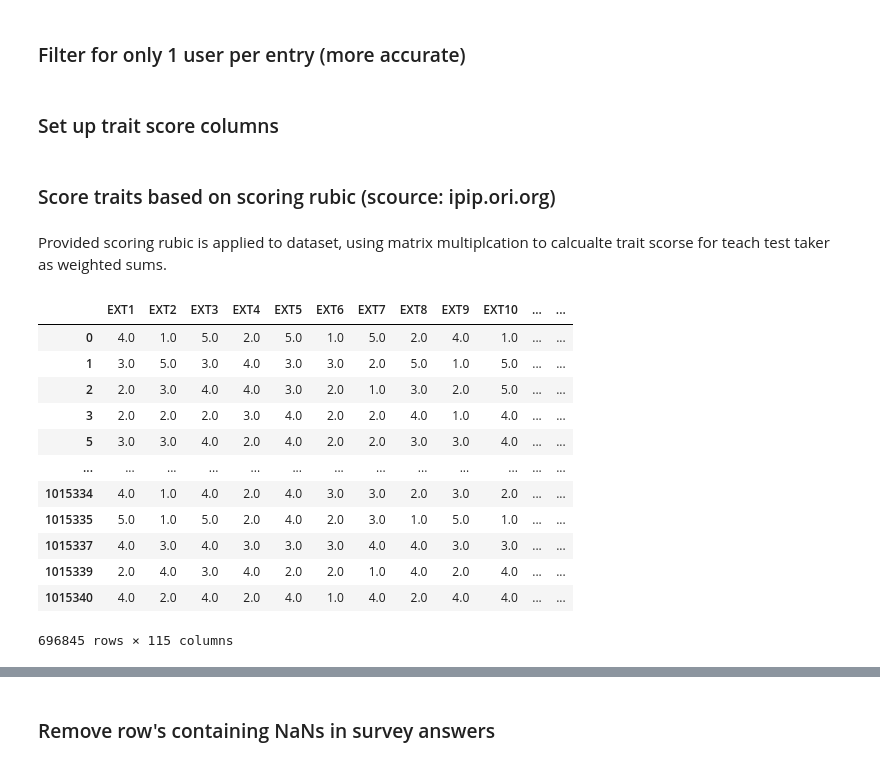
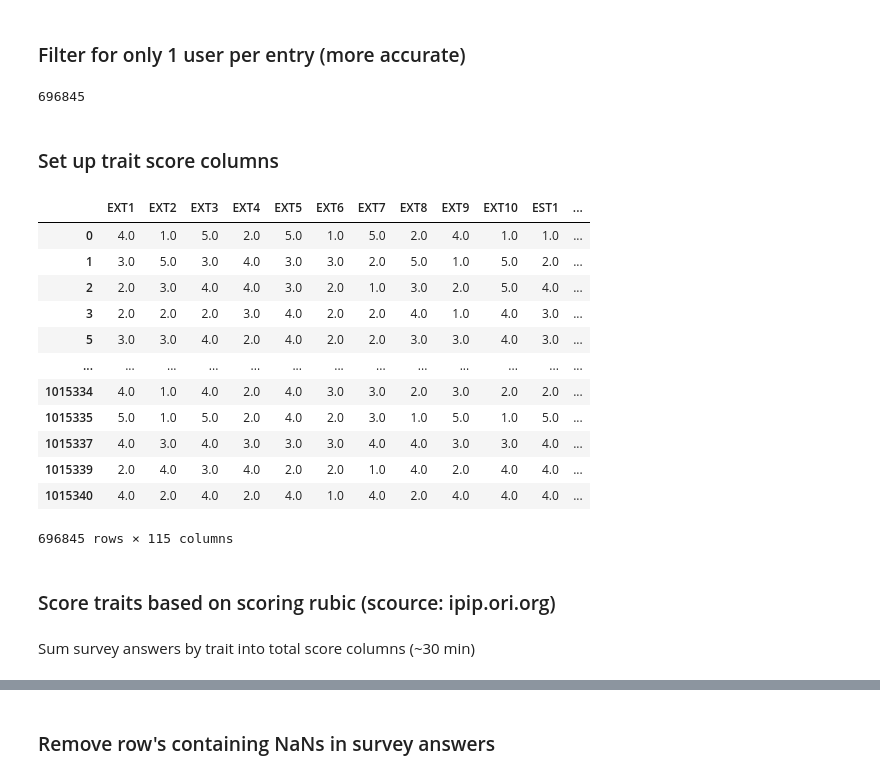
Before and after one commit to jbmages/capstone-project, a Jupyter notebook: notebooks/data_processing.ipynb, the cells around one changed output, grey strips where cells are left out. Cells and saved outputs as stored; diff of their text form; code cells hidden in the pictures.

Commit message:
data processing

```diff
--- a/notebooks/data_processing.ipynb
+++ b/notebooks/data_processing.ipynb
@@ -67,61 +73,37 @@ data[numeric_cols] = data[numeric_cols].apply(pd.to_numeric, errors='coerce')
 # %%
 # Filter the data where 'ipc' column is equal to 1
 data = data[data['IPC'] == 1]
+# %%
+print(len(data))
+# %% [output]
+696845
 # %% [markdown]
 ### Set up trait score columns
 # %%
 import pandas as pd
 import numpy as np
 
 # Define score column names
 score_cols = ["O score", "C score", "E score", "A score", "N score"]
 
 # Efficiently add all new columns at once with zero values
 data = pd.concat([data, pd.DataFrame(0, index=data.index, columns=score_cols)], axis=1)
+data
+# %% [output]
+|  | EXT1 | EXT2 | EXT3 | EXT4 | EXT5 | EXT6 | EXT7 | EXT8 | EXT9 | EXT10 | EST1 | ... |
+| 0 | 4.0 | 1.0 | 5.0 | 2.0 | 5.0 | 1.0 | 5.0 | 2.0 | 4.0 | 1.0 | 1.0 | ... |
+| 1 | 3.0 | 5.0 | 3.0 | 4.0 | 3.0 | 3.0 | 2.0 | 5.0 | 1.0 | 5.0 | 2.0 | ... |
+| 2 | 2.0 | 3.0 | 4.0 | 4.0 | 3.0 | 2.0 | 1.0 | 3.0 | 2.0 | 5.0 | 4.0 | ... |
+| 3 | 2.0 | 2.0 | 2.0 | 3.0 | 4.0 | 2.0 | 2.0 | 4.0 | 1.0 | 4.0 | 3.0 | ... |
+| 5 | 3.0 | 3.0 | 4.0 | 2.0 | 4.0 | 2.0 | 2.0 | 3.0 | 3.0 | 4.0 | 3.0 | ... |
+| ... | ... | ... | ... | ... | ... | ... | ... | ... | ... | ... | ... | ... |
+| 1015334 | 4.0 | 1.0 | 4.0 | 2.0 | 4.0 | 3.0 | 3.0 | 2.0 | 3.0 | 2.0 | 2.0 | ... |
+| 1015335 | 5.0 | 1.0 | 5.0 | 2.0 | 4.0 | 2.0 | 3.0 | 1.0 | 5.0 | 1.0 | 5.0 | ... |
+| 1015337 | 4.0 | 3.0 | 4.0 | 3.0 | 3.0 | 3.0 | 4.0 | 4.0 | 3.0 | 3.0 | 4.0 | ... |
+| 1015339 | 2.0 | 4.0 | 3.0 | 4.0 | 2.0 | 2.0 | 1.0 | 4.0 | 2.0 | 4.0 | 4.0 | ... |
+| 1015340 | 4.0 | 2.0 | 4.0 | 2.0 | 4.0 | 1.0 | 4.0 | 2.0 | 4.0 | 4.0 | 4.0 | ... |
+696845 rows × 115 columns
 # %% [markdown]
 ### Score traits based on scoring rubic (scource: ipip.ori.org)
-# %% [markdown]
-Provided scoring rubic is applied to dataset, using matrix multiplcation to calcualte trait scorse for teach test taker as weighted sums.
-# %%
-import pandas as pd
-import numpy as np
-from tqdm import tqdm
-
-# Load the scoring sheet
-scoring = pd.read_excel('../scoring/scoring.xlsx')
-
-# Pivot the scoring table for fast lookups (wide format: ids as index, traits as columns)
-scoring_pivot = scoring.pivot(index='id', columns='value', values='direction').fillna(0)
-
-# Keep only relevant columns from data
-scoring_subset = data[scoring_pivot.index]
-
-# Initialize the new score columns to 0
-for col in score_cols:
-    data[col] = 0
-
-# Apply tqdm for tracking progress
-for col in tqdm(score_cols, desc="Calculating scores for traits"):
-    trait = col[0]  # Extract the trait letter
-    if trait in scoring_pivot.columns:
-        tqdm_desc = f"Processing {trait}"
-
-        # Matrix multiplication (dot product) for fast score calculation
-        data[col] = tqdm(pd.Series(np.dot(scoring_subset.to_numpy(),
-                                                  scoring_pivot[trait].to_numpy()),
-                                           index=data.index),
-                                 desc=tqdm_desc, leave=False)
-# %% [output]
-|  | EXT1 | EXT2 | EXT3 | EXT4 | EXT5 | EXT6 | EXT7 | EXT8 | EXT9 | EXT10 | ... | ... |
-| 0 | 4.0 | 1.0 | 5.0 | 2.0 | 5.0 | 1.0 | 5.0 | 2.0 | 4.0 | 1.0 | ... | ... |
-| 1 | 3.0 | 5.0 | 3.0 | 4.0 | 3.0 | 3.0 | 2.0 | 5.0 | 1.0 | 5.0 | ... | ... |
-| 2 | 2.0 | 3.0 | 4.0 | 4.0 | 3.0 | 2.0 | 1.0 | 3.0 | 2.0 | 5.0 | ... | ... |
-| 3 | 2.0 | 2.0 | 2.0 | 3.0 | 4.0 | 2.0 | 2.0 | 4.0 | 1.0 | 4.0 | ... | ... |
-| 5 | 3.0 | 3.0 | 4.0 | 2.0 | 4.0 | 2.0 | 2.0 | 3.0 | 3.0 | 4.0 | ... | ... |
-| ... | ... | ... | ... | ... | ... | ... | ... | ... | ... | ... | ... | ... |
-| 1015334 | 4.0 | 1.0 | 4.0 | 2.0 | 4.0 | 3.0 | 3.0 | 2.0 | 3.0 | 2.0 | ... | ... |
-| 1015335 | 5.0 | 1.0 | 5.0 | 2.0 | 4.0 | 2.0 | 3.0 | 1.0 | 5.0 | 1.0 | ... | ... |
-| 1015337 | 4.0 | 3.0 | 4.0 | 3.0 | 3.0 | 3.0 | 4.0 | 4.0 | 3.0 | 3.0 | ... | ... |
-| 1015339 | 2.0 | 4.0 | 3.0 | 4.0 | 2.0 | 2.0 | 1.0 | 4.0 | 2.0 | 4.0 | ... | ... |
-| 1015340 | 4.0 | 2.0 | 4.0 | 2.0 | 4.0 | 1.0 | 4.0 | 2.0 | 4.0 | 4.0 | ... | ... |
-696845 rows × 115 columns
+# %% [markdown]
+Sum survey answers by trait into total score columns (~30 min)
```
Also changed, not shown: parts of 4 cells of this notebook.
